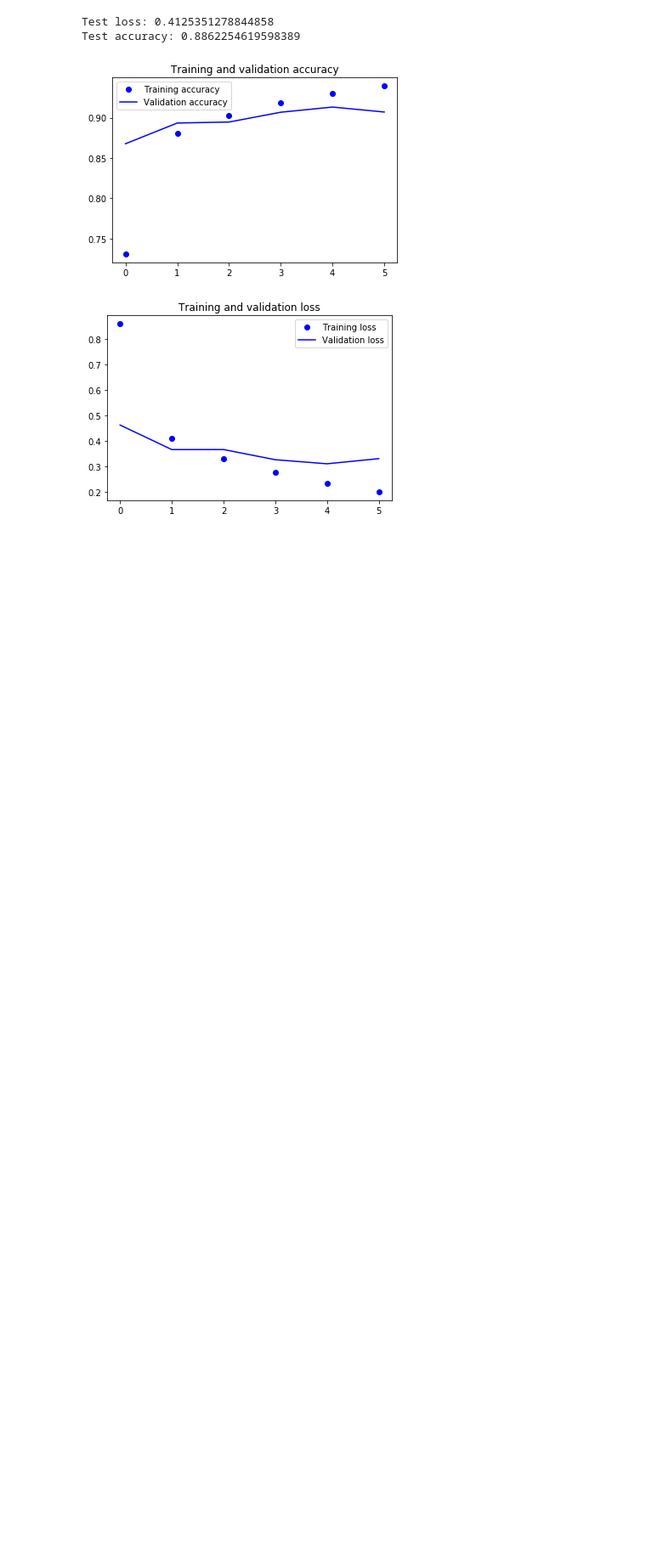
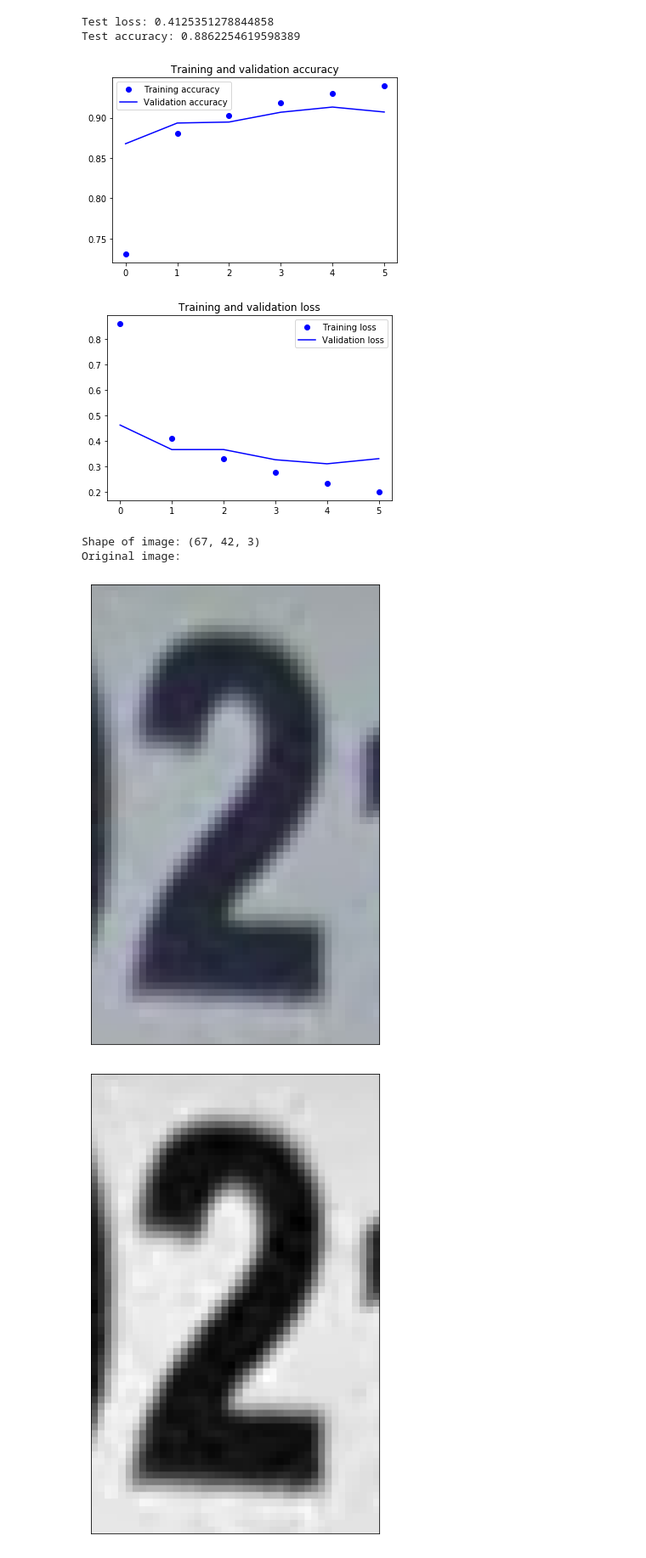
Before and after one commit to mgbrsk/SVH, a Jupyter notebook: SVH.ipynb, the cells around one changed output. Shown: that part at 85% size. Cells and saved outputs as stored; diff of their text form; code cells hidden in the pictures; blank space fills up the shorter version.

Commit message:
add manual check

```diff
--- a/SVH.ipynb
+++ b/SVH.ipynb
@@ -376,3 +346,35 @@ plt.show()
 # fashion_model.compile(loss=keras.losses.categorical_crossentropy, optimizer=keras.optimizers.Adam(),metrics=['accuracy'])
 
 # fashion_train_dropout = fashion_model.fit(train_X, train_label, batch_size=batch_size,epochs=epochs,verbose=1,validation_data=(valid_X, valid_label))
+# %%
+# def image_cut():
+
+# тестирование обрезки для тестового набора кртинок
+# картинка с ошибкой: 252.png train
+# get_image(data['FileName'].iloc[i], data['Top'].iloc[i], data['Left'].iloc[i], data['Height'].iloc[i], data['Width'].iloc[i]))
+#img_print(get_image('252.png', 77, 246, 219, 81)) # Тестовый вывод изображения
+#img_print(252)
+# Чтение изображений для traning
+
+
+im = imread("manual test/22.png")
+print('Shape of image:', im.shape)
+print('Original image:')
+img_print(im)
+# n = 251
+# im_egt = get_image(data['FileName'].iloc[n], 'train', data['Top'].iloc[n], data['Left'].iloc[n], data['Height'].iloc[n], data['Width'].iloc[n])
+# img_print(im_egt)
+# i = 251
+# folder = 'train'
+
+#test_lab_img = []
+#test_lab_img.append(get_image(data['FileName'].iloc[i], folder, data['Top'].iloc[i], data['Left'].iloc[i], data['Height'].iloc[i], data['Width'].iloc[i]))
+np.array(im).shape
+# img_print(test_lab_img[0])
+grayscale = rgb2gray(im).astype(np.float32)
+img_print(grayscale)
+# %% [output]
+Shape of image: (67, 42, 3)
+Original image:
+[figure, added]
+[figure, added]
```
Also changed, not shown: parts of 9 cells of this notebook.
